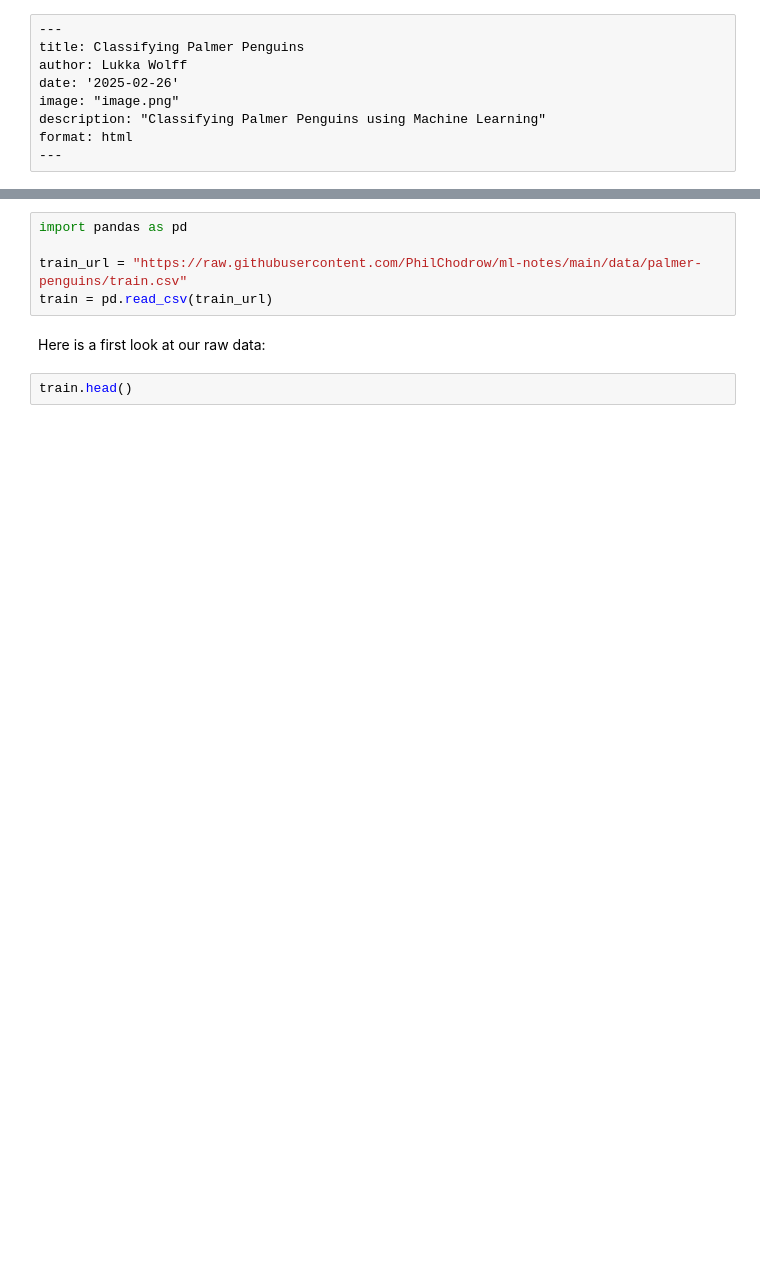
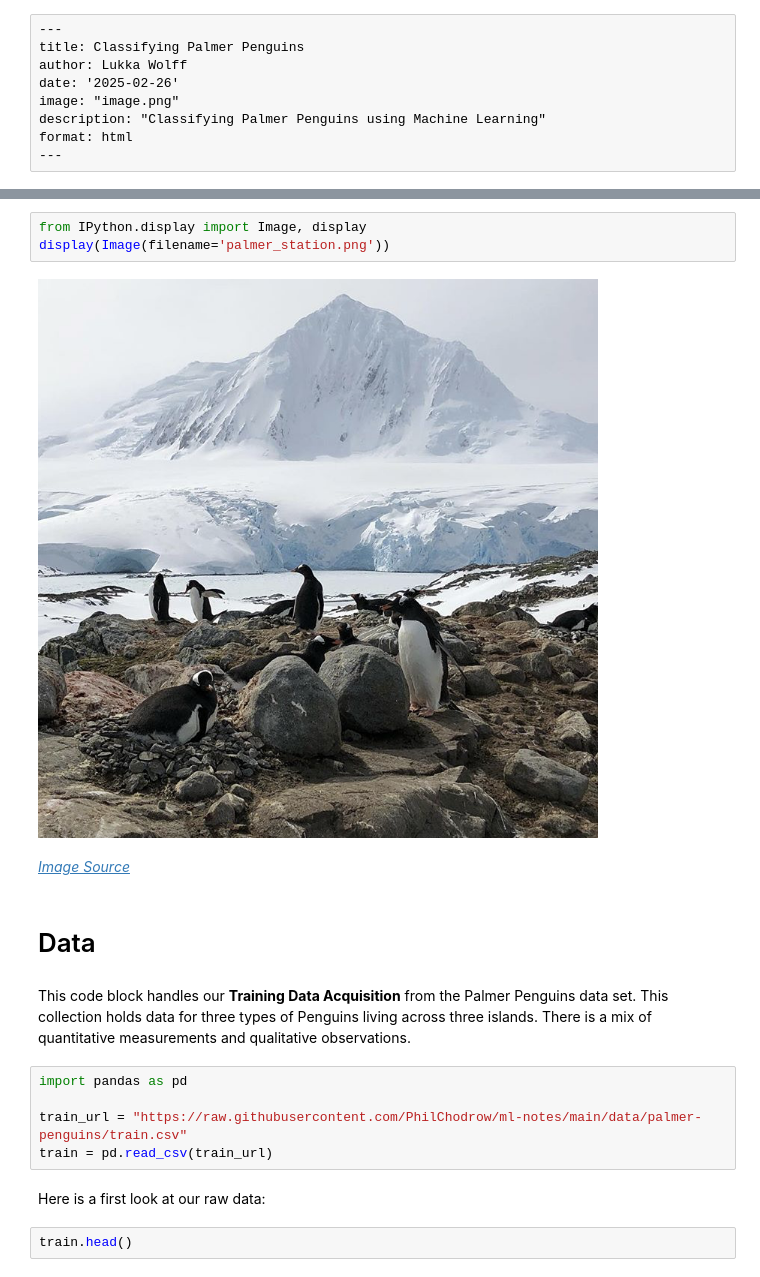
Before and after one commit to lawolff1702/lawolff1702.github.io, a Jupyter notebook: posts/Classifying Palmer Penguins/index.ipynb, the cells around one changed output, grey strips where cells are left out. Saved outputs shown, nothing was run; the diff lists cells and outputs as text; blank space fills up the shorter version.

```diff
--- a/posts/Classifying Palmer Penguins/index.ipynb
+++ b/posts/Classifying Palmer Penguins/index.ipynb
@@ -16,3 +15,14 @@ This code block handles our **Training Data Acquisition**
+# %%
+from IPython.display import Image, display
+display(Image(filename='palmer_station.png'))
+# %% [output]
+[figure, added]
+# %% [markdown]
+*[Image Source](https://detroitzooblog.org/tag/palmer-station/)*
+# %% [markdown]
+# Data
+# %% [markdown]
+This code block handles our **Training Data Acquisition** from the Palmer Penguins data set. This collection holds data for three types of Penguins living across three islands. There is a mix of quantitative measurements and qualitative observations.
 # %%
 import pandas as pd
 
```
Also changed, not shown: parts of 28 cells of this notebook, 11 other files.
